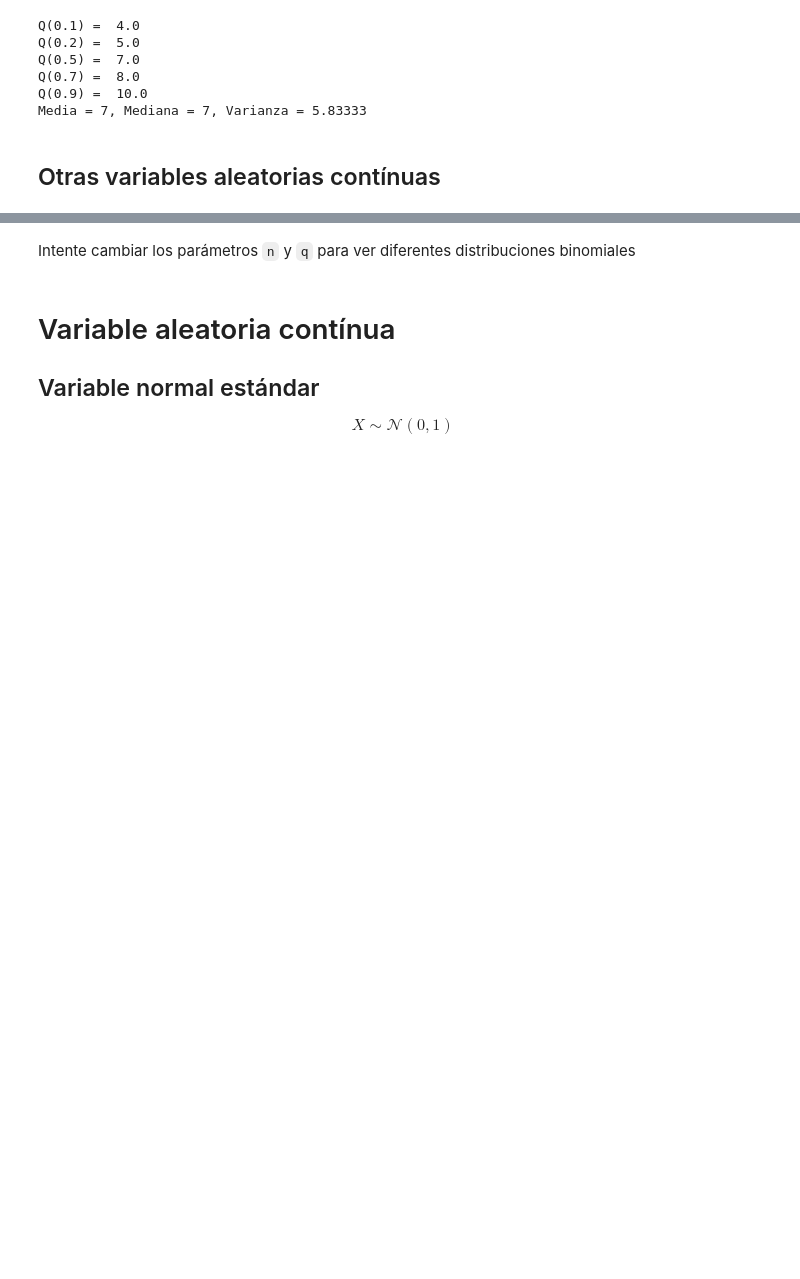
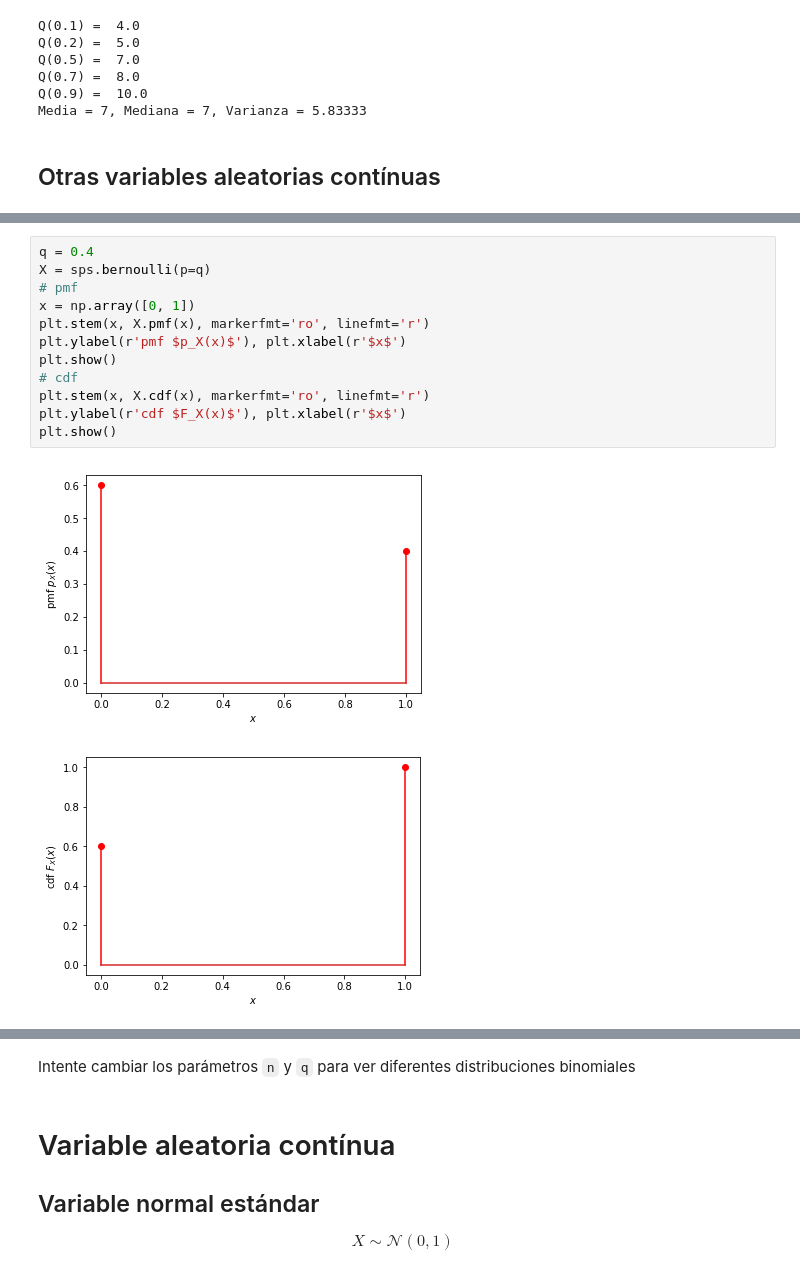
Before and after one commit to Narenman/AnalisisBayesiano, a Jupyter notebook: notebooks/rvs.ipynb, the cells around one changed output, grey strips where cells are left out. Saved outputs shown, nothing was run; the diff lists cells and outputs as text; blank space fills up the shorter version.

```diff
--- a/notebooks/rvs.ipynb
+++ b/notebooks/rvs.ipynb
@@ -110,3 +129,18 @@ Media = 7, Mediana = 7, Varianza = 5.83333
+# %%
+q = 0.4
+X = sps.bernoulli(p=q)
+# pmf
+x = np.array([0, 1])
+plt.stem(x, X.pmf(x), markerfmt='ro', linefmt='r')
+plt.ylabel(r'pmf $p_X(x)$'), plt.xlabel(r'$x$')
+plt.show()
+# cdf
+plt.stem(x, X.cdf(x), markerfmt='ro', linefmt='r')
+plt.ylabel(r'cdf $F_X(x)$'), plt.xlabel(r'$x$')
+plt.show()
+# %% [output]
+[figure, added]
+[figure, added]
 # %% [markdown]
 ### Distribución binomial
 
```
Also changed, not shown: parts of 7 cells of this notebook.
